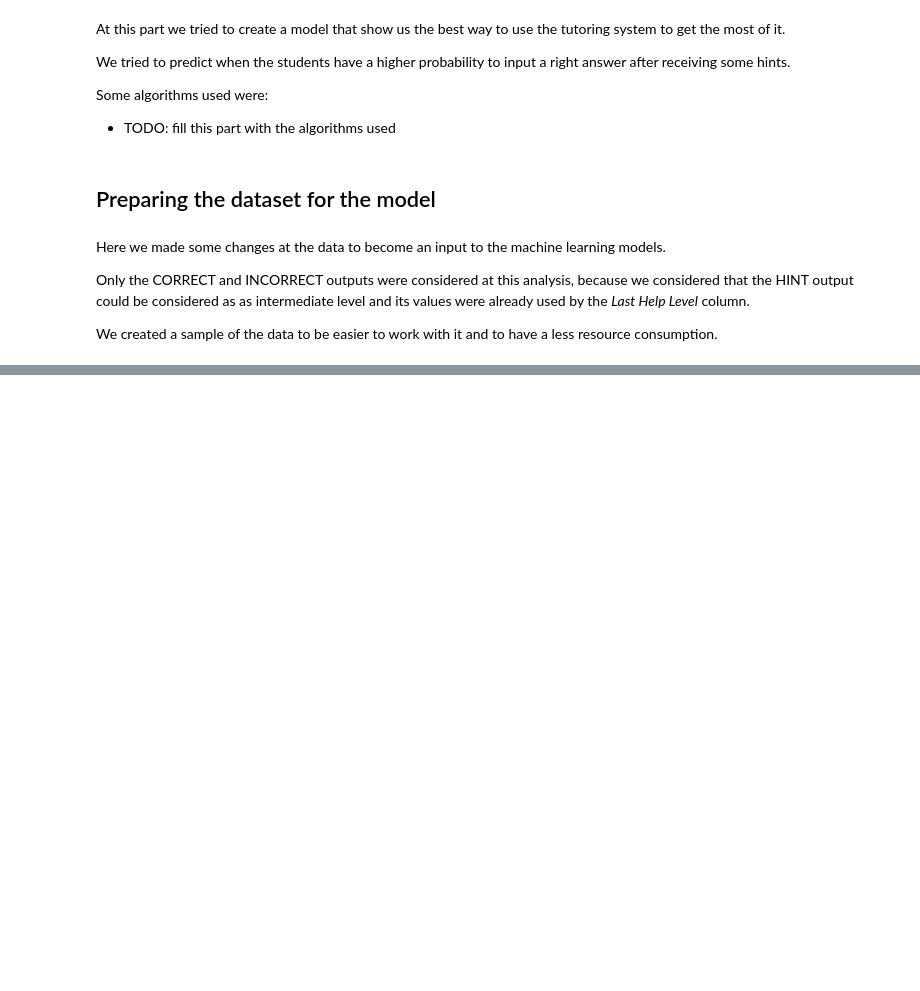
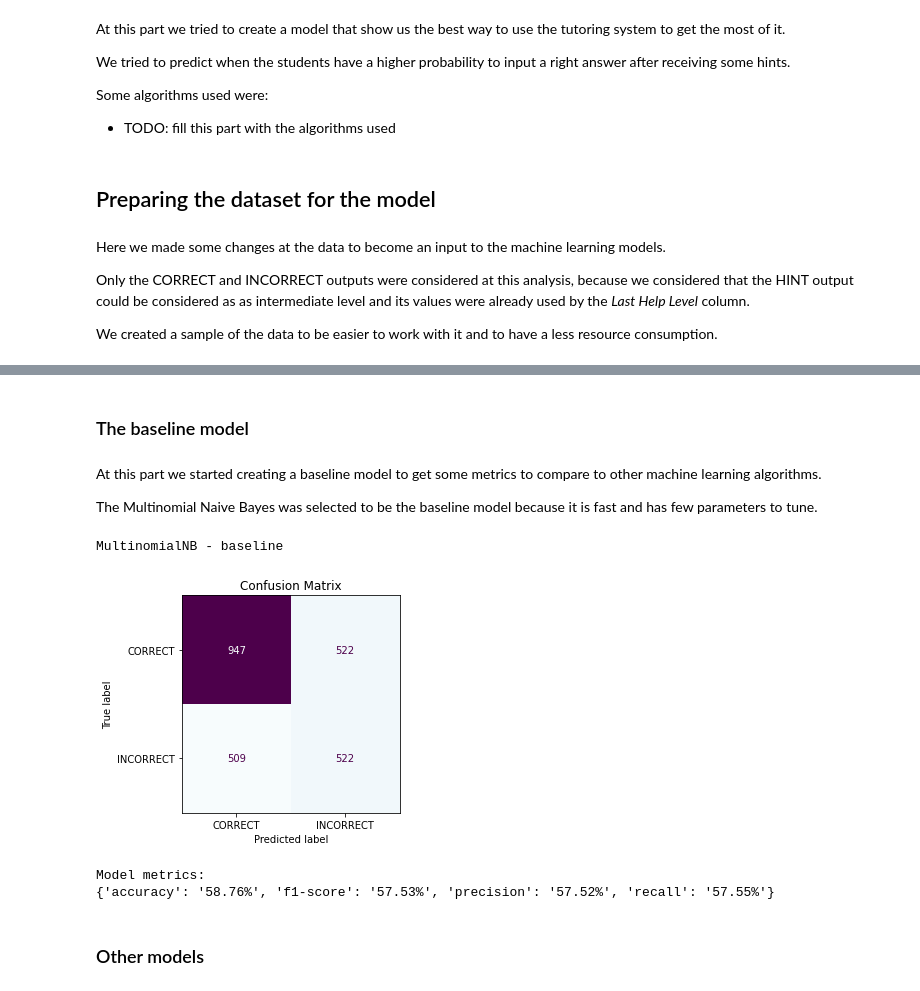
Before and after one commit to boa50/intelligent-tutoring-analysis, a Jupyter notebook: Analysis.ipynb, the cells around one changed output, grey strips where cells are left out. Cells and saved outputs as stored; diff of their text form; code cells hidden in the pictures; blank space fills up the shorter version.

Commit message:
Created other machine learning models

```diff
--- a/Analysis.ipynb
+++ b/Analysis.ipynb
@@ -494,0 +545,2 @@ Name: Outcome, dtype: int64
+# %%
+X_train, X_test, y_train, y_test = train_test_split(X, y, test_size=0.25, random_state=SEED)
@@ -494,0 +651,10 @@ Name: Outcome, dtype: int64
+# %%
+def plot_model_performance(y_test, y_pred, model_name=''):
+    print(model_name)
+
+    ConfusionMatrixDisplay.from_predictions(y_test, y_pred, cmap='BuPu', colorbar=False)
+    plt.title('Confusion Matrix')
+    plt.show();
+
+    print('Model metrics:')
+    print(get_metrics(y_test, y_pred))
@@ -494,0 +664,6 @@ Name: Outcome, dtype: int64
+# %% [markdown]
+### The baseline model
+# %% [markdown]
+At this part we started creating a baseline model to get some metrics to compare to other machine learning algorithms.
+
+The Multinomial Naive Bayes was selected to be the baseline model because it is fast and has few parameters to tune.
@@ -494,0 +672,23 @@ Name: Outcome, dtype: int64
+# %%
+start_time = time.time()
+
+baseline_clf = MultinomialNB()
+baseline_clf.fit(X_test, y_test);
+
+fit_time = round(time.time() - start_time, 2)
+# %%
+baseline_y_pred = baseline_clf.predict(X_test)
+
+metrics = get_metrics(y_test, baseline_y_pred)
+metrics['fit_time'] = fit_time
+
+model_metrics['Multinomial NB'] = metrics
+# %%
+plot_model_performance(y_test, baseline_y_pred, model_name='MultinomialNB - baseline')
+# %% [output]
+MultinomialNB - baseline
+[figure, added]
+Model metrics:
+{'accuracy': '58.76%', 'f1-score': '57.53%', 'precision': '57.52%', 'recall': '57.55%'}
+# %% [markdown]
+### Other models
```
Also changed, not shown: parts of 43 cells of this notebook, 1 other file.
